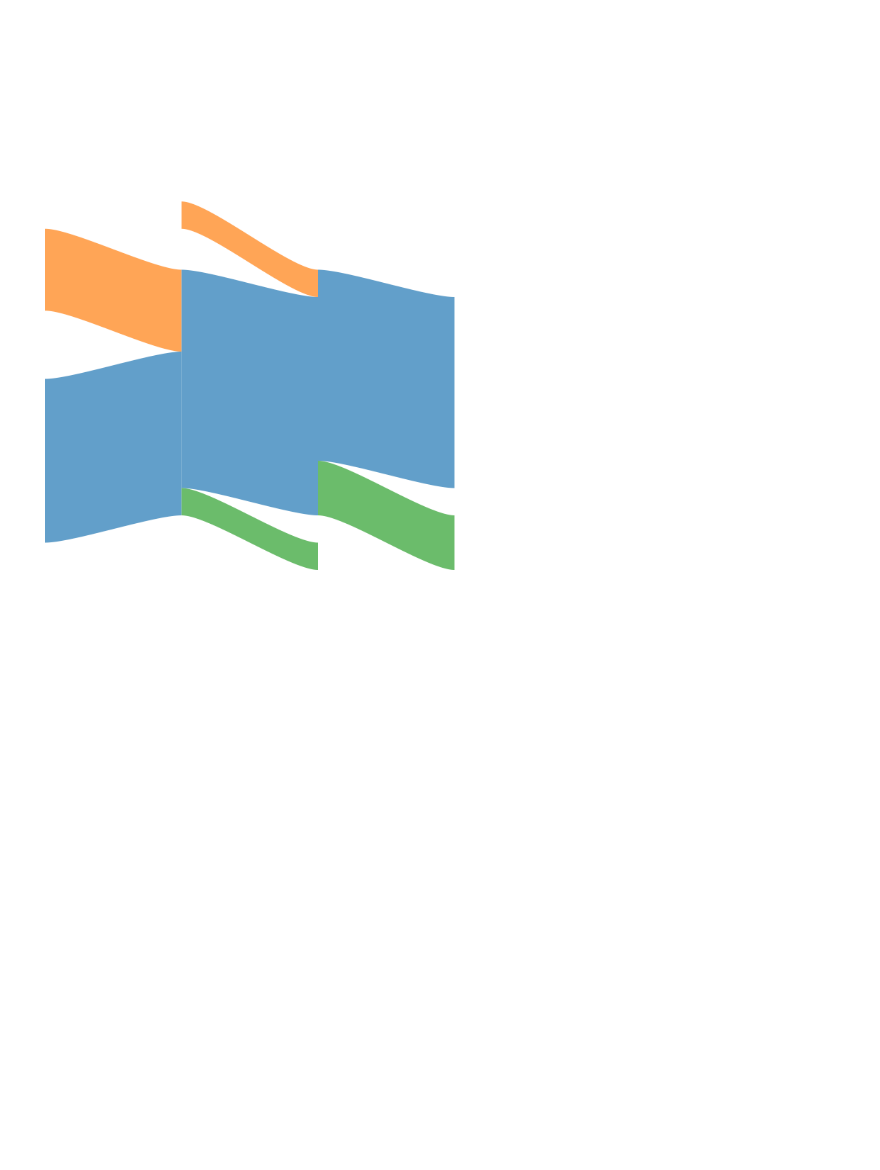
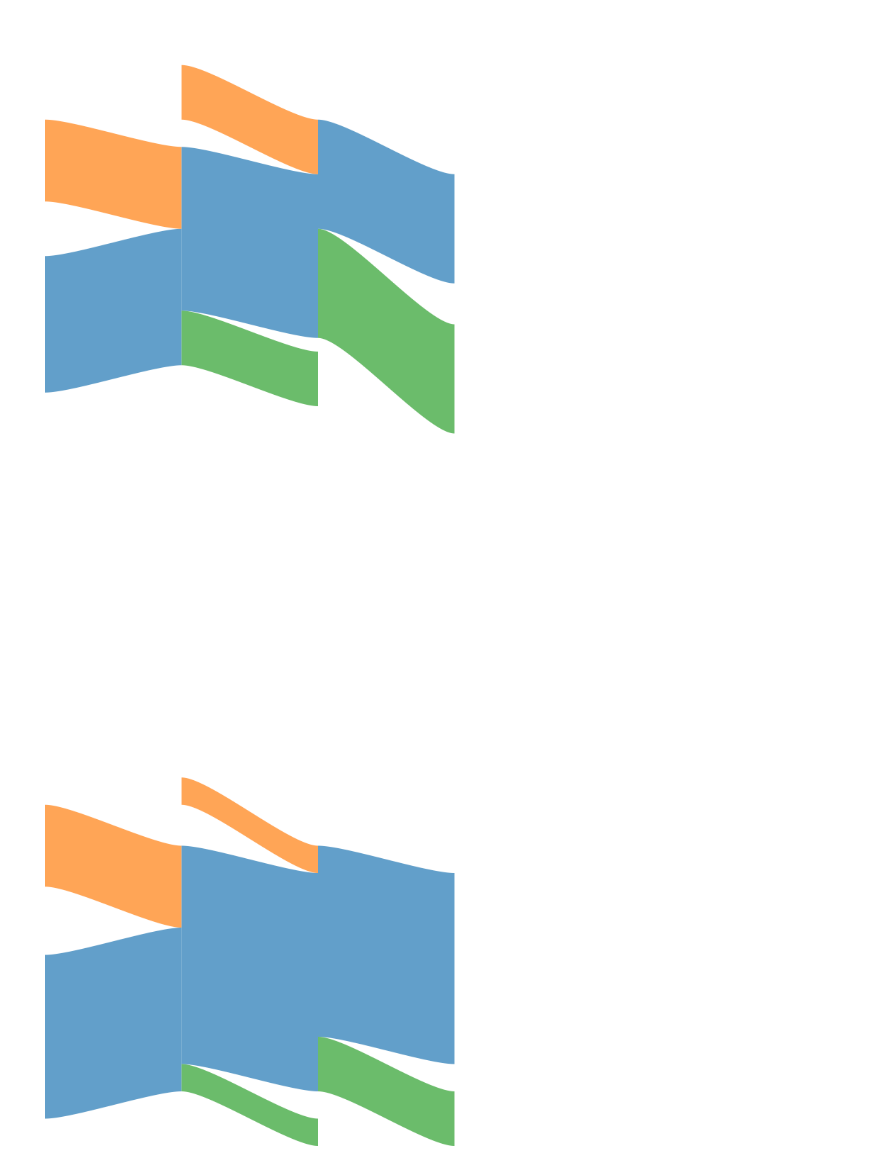
Before and after one commit to amschechter/Sankey_Overlay, a Jupyter notebook: Sankey_Viz_experiment_Notebook.ipynb, the cells around one changed output. Drawn from its saved outputs; the diff is of its cells as text; code cells hidden in the pictures; blank space fills up the shorter version.

```diff
--- a/Sankey_Viz_experiment_Notebook.ipynb
+++ b/Sankey_Viz_experiment_Notebook.ipynb
@@ -146,6 +214,34 @@ for poly in geoms:
 m
 # %% [output]
 [interactive output not drawn]
+# %%
+#In this cell I am going to attempt to make a sankey that is true to the on/off numbers I fabricated.
+fig, ax = plt.subplots(figsize=(10, 10))
+
+#method signiature of makeTheCurve(column, start_mid_height, end_mid_height, Line_Width, Color)
+makeTheCurve(0, 9, 10, 5, 'C0') # main line ## from
+
+#first stop actions
+makeTheCurve(0, 15, 14, 3, 'C1') # boarding line
+## total vertical strech after initial (initial main + first boarding ) is 7.5 to 15.5
+
+makeTheCurve(1, 12.5, 11.5, 6, 'C0') # main line
+makeTheCurve(1, 8.5, 7, 2, 'C2') # alighting line
+
+## second stop
+makeTheCurve(1, 17.5, 15.5, 2,'C1')# boarding line
+
+makeTheCurve(2, 14.5, 12.5, 4, 'C0')# main line
+makeTheCurve(2, 10.5, 7, 4, 'C2') #alighting line
+
+ax.set_xlim(0, 20)
+ax.set_ylim(0, 20)
+ax.set_aspect("equal")
+ax.axis("off")
+
+plt.show()
+# %% [output]
+[figure, new version]
 # %%
 
 ### Ok this one is somewhat of a proof of concept.
```
Also changed, not shown: parts of 11 cells of this notebook, 2 other files.
